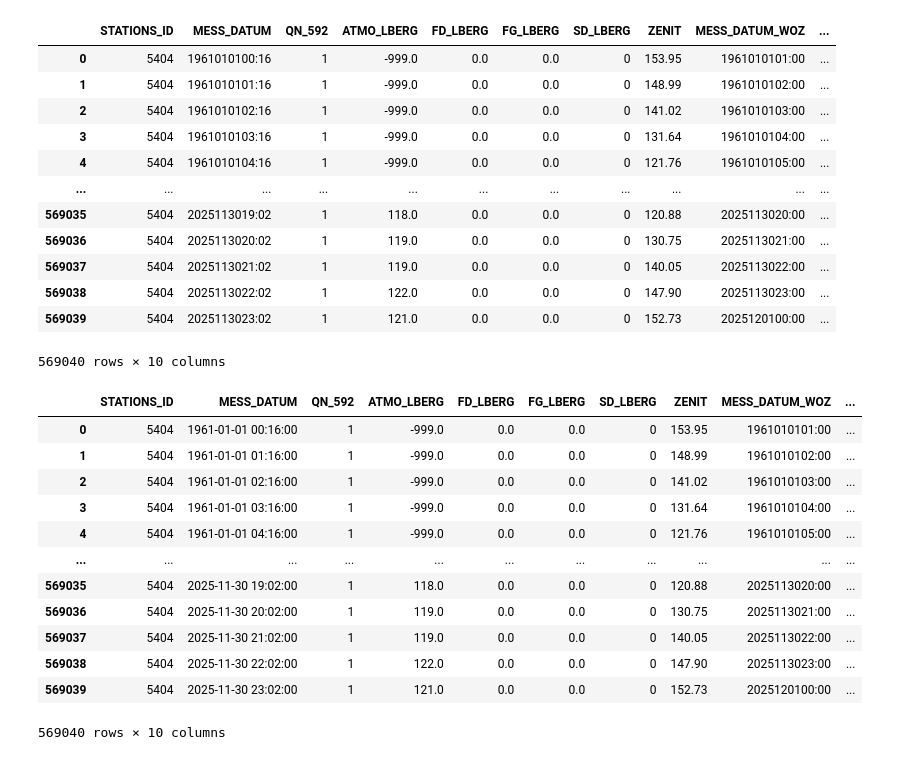
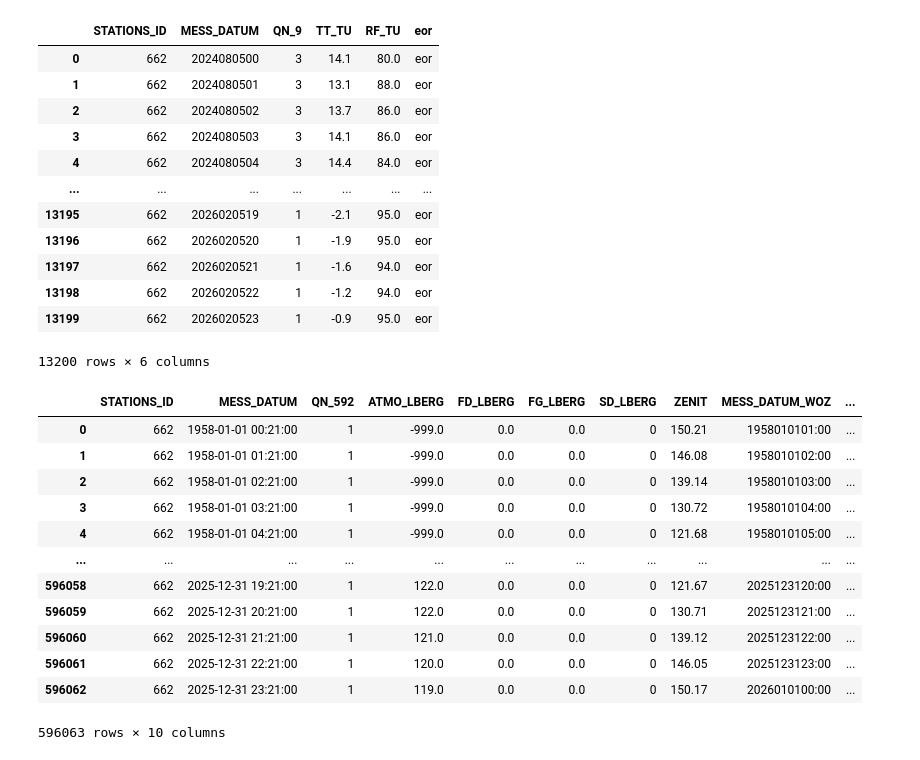
Before and after one commit to CasGross/work_things_at_Kraftwerk, a Jupyter notebook: Wetterzeitreihen/dwd_to_csv_hourly_timeshift.ipynb, the cells around one changed output. Cells and saved outputs as stored; diff of their text form; code cells hidden in the pictures.

```diff
--- a/Wetterzeitreihen/dwd_to_csv_hourly_timeshift.ipynb
+++ b/Wetterzeitreihen/dwd_to_csv_hourly_timeshift.ipynb
@@ -21,44 +21,51 @@
 # %%
 
 import pandas as pd
 import numpy as np
 
 # Inputs und Auswahl des Jahres
-name = 'produkt_st_stunde_19610101_20251130_05404_Stuttgart_Schnarrenberg.csv'
-name_tamb = 'produkt_tu_stunde_19750101_20241231_05404_Stuttgart_Schnarrenberg.csv'
+name = 'produkt_st_stunde_19580101_20251231_00662_Braunschweig.csv'
+name_tamb = 'produkt_tu_stunde_20240805_20260205_00662_Braunschweig.csv'
 
 
-stationsID = 'station_05404_Stuttgart_Schnarrenberg'
+stationsID = 'station_00662_Braunschweig'
 timestep = '1h_'
 
 # # welches Jahr soll gefiltert werden?
-# 2024
-start = pd.Timestamp('2024-01-01 00:00')
-ende = pd.Timestamp('2024-12-31 23:50')
+# 2025
+start = pd.Timestamp('2025-01-01 00:00')
+ende = pd.Timestamp('2025-12-31 23:50')
+
+
+
+# # # welches Jahr soll gefiltert werden?
+# # 2024
+# start = pd.Timestamp('2024-01-01 00:00')
+# ende = pd.Timestamp('2024-12-31 23:50')
 
 # # 2004
 # start = pd.Timestamp('2004-01-01 00:00')
 # ende = pd.Timestamp('2004-12-31 23:50')
 
 
 # CSV-Datei laden
 df = pd.read_csv(name,sep=';')
 df_Tamb = pd.read_csv(name_tamb,sep=';')
-df
+df_Tamb
 # %% [output]
-|  | STATIONS_ID | MESS_DATUM | QN_592 | ATMO_LBERG | FD_LBERG | FG_LBERG | SD_LBERG | ZENIT | MESS_DATUM_WOZ | ... |
-| 0 | 5404 | 1961010100:16 | 1 | -999.0 | 0.0 | 0.0 | 0 | 153.95 | 1961010101:00 | ... |
-| 1 | 5404 | 1961010101:16 | 1 | -999.0 | 0.0 | 0.0 | 0 | 148.99 | 1961010102:00 | ... |
-| 2 | 5404 | 1961010102:16 | 1 | -999.0 | 0.0 | 0.0 | 0 | 141.02 | 1961010103:00 | ... |
-| 3 | 5404 | 1961010103:16 | 1 | -999.0 | 0.0 | 0.0 | 0 | 131.64 | 1961010104:00 | ... |
-| 4 | 5404 | 1961010104:16 | 1 | -999.0 | 0.0 | 0.0 | 0 | 121.76 | 1961010105:00 | ... |
-| ... | ... | ... | ... | ... | ... | ... | ... | ... | ... | ... |
-| 569035 | 5404 | 2025113019:02 | 1 | 118.0 | 0.0 | 0.0 | 0 | 120.88 | 2025113020:00 | ... |
-| 569036 | 5404 | 2025113020:02 | 1 | 119.0 | 0.0 | 0.0 | 0 | 130.75 | 2025113021:00 | ... |
-| 569037 | 5404 | 2025113021:02 | 1 | 119.0 | 0.0 | 0.0 | 0 | 140.05 | 2025113022:00 | ... |
-| 569038 | 5404 | 2025113022:02 | 1 | 122.0 | 0.0 | 0.0 | 0 | 147.90 | 2025113023:00 | ... |
-| 569039 | 5404 | 2025113023:02 | 1 | 121.0 | 0.0 | 0.0 | 0 | 152.73 | 2025120100:00 | ... |
+|  | STATIONS_ID | MESS_DATUM | QN_9 | TT_TU | RF_TU | eor |
+| 0 | 662 | 2024080500 | 3 | 14.1 | 80.0 | eor |
+| 1 | 662 | 2024080501 | 3 | 13.1 | 88.0 | eor |
+| 2 | 662 | 2024080502 | 3 | 13.7 | 86.0 | eor |
+| 3 | 662 | 2024080503 | 3 | 14.1 | 86.0 | eor |
+| 4 | 662 | 2024080504 | 3 | 14.4 | 84.0 | eor |
+| ... | ... | ... | ... | ... | ... | ... |
+| 13195 | 662 | 2026020519 | 1 | -2.1 | 95.0 | eor |
+| 13196 | 662 | 2026020520 | 1 | -1.9 | 95.0 | eor |
+| 13197 | 662 | 2026020521 | 1 | -1.6 | 94.0 | eor |
+| 13198 | 662 | 2026020522 | 1 | -1.2 | 94.0 | eor |
+| 13199 | 662 | 2026020523 | 1 | -0.9 | 95.0 | eor |
-569040 rows × 10 columns
+13200 rows × 6 columns
 # %%
 # hier muss aufgepasst werden: manche Dateien haben %Y%m%d%H%M als Format, andere haben %Y%m%d%H:%M
 df_neu = df
@@ -72,18 +79,18 @@ df_neu_tamb['MESS_DATUM'] = pd.to_datetime(df_Tamb['MESS_DATUM'], format='%Y%m%d
 df_neu
 # %% [output]
 |  | STATIONS_ID | MESS_DATUM | QN_592 | ATMO_LBERG | FD_LBERG | FG_LBERG | SD_LBERG | ZENIT | MESS_DATUM_WOZ | ... |
-| 0 | 5404 | 1961-01-01 00:16:00 | 1 | -999.0 | 0.0 | 0.0 | 0 | 153.95 | 1961010101:00 | ... |
-| 1 | 5404 | 1961-01-01 01:16:00 | 1 | -999.0 | 0.0 | 0.0 | 0 | 148.99 | 1961010102:00 | ... |
-| 2 | 5404 | 1961-01-01 02:16:00 | 1 | -999.0 | 0.0 | 0.0 | 0 | 141.02 | 1961010103:00 | ... |
-| 3 | 5404 | 1961-01-01 03:16:00 | 1 | -999.0 | 0.0 | 0.0 | 0 | 131.64 | 1961010104:00 | ... |
-| 4 | 5404 | 1961-01-01 04:16:00 | 1 | -999.0 | 0.0 | 0.0 | 0 | 121.76 | 1961010105:00 | ... |
+| 0 | 662 | 1958-01-01 00:21:00 | 1 | -999.0 | 0.0 | 0.0 | 0 | 150.21 | 1958010101:00 | ... |
+| 1 | 662 | 1958-01-01 01:21:00 | 1 | -999.0 | 0.0 | 0.0 | 0 | 146.08 | 1958010102:00 | ... |
+| 2 | 662 | 1958-01-01 02:21:00 | 1 | -999.0 | 0.0 | 0.0 | 0 | 139.14 | 1958010103:00 | ... |
+| 3 | 662 | 1958-01-01 03:21:00 | 1 | -999.0 | 0.0 | 0.0 | 0 | 130.72 | 1958010104:00 | ... |
+| 4 | 662 | 1958-01-01 04:21:00 | 1 | -999.0 | 0.0 | 0.0 | 0 | 121.68 | 1958010105:00 | ... |
 | ... | ... | ... | ... | ... | ... | ... | ... | ... | ... | ... |
-| 569035 | 5404 | 2025-11-30 19:02:00 | 1 | 118.0 | 0.0 | 0.0 | 0 | 120.88 | 2025113020:00 | ... |
-| 569036 | 5404 | 2025-11-30 20:02:00 | 1 | 119.0 | 0.0 | 0.0 | 0 | 130.75 | 2025113021:00 | ... |
-| 569037 | 5404 | 2025-11-30 21:02:00 | 1 | 119.0 | 0.0 | 0.0 | 0 | 140.05 | 2025113022:00 | ... |
-| 569038 | 5404 | 2025-11-30 22:02:00 | 1 | 122.0 | 0.0 | 0.0 | 0 | 147.90 | 2025113023:00 | ... |
-| 569039 | 5404 | 2025-11-30 23:02:00 | 1 | 121.0 | 0.0 | 0.0 | 0 | 152.73 | 2025120100:00 | ... |
+| 596058 | 662 | 2025-12-31 19:21:00 | 1 | 122.0 | 0.0 | 0.0 | 0 | 121.67 | 2025123120:00 | ... |
+| 596059 | 662 | 2025-12-31 20:21:00 | 1 | 122.0 | 0.0 | 0.0 | 0 | 130.71 | 2025123121:00 | ... |
+| 596060 | 662 | 2025-12-31 21:21:00 | 1 | 121.0 | 0.0 | 0.0 | 0 | 139.12 | 2025123122:00 | ... |
+| 596061 | 662 | 2025-12-31 22:21:00 | 1 | 120.0 | 0.0 | 0.0 | 0 | 146.05 | 2025123123:00 | ... |
+| 596062 | 662 | 2025-12-31 23:21:00 | 1 | 119.0 | 0.0 | 0.0 | 0 | 150.17 | 2026010100:00 | ... |
-569040 rows × 10 columns
+596063 rows × 10 columns
 # %%
 # Filtere den DataFrame im gewünschten Zeitraum
 df_neu = df_neu[(df_neu['MESS_DATUM'] >= start) & (df_neu['MESS_DATUM'] <= ende)].reset_index(drop=True)
```
Also changed, not shown: parts of 6 cells of this notebook, 11 other files.
